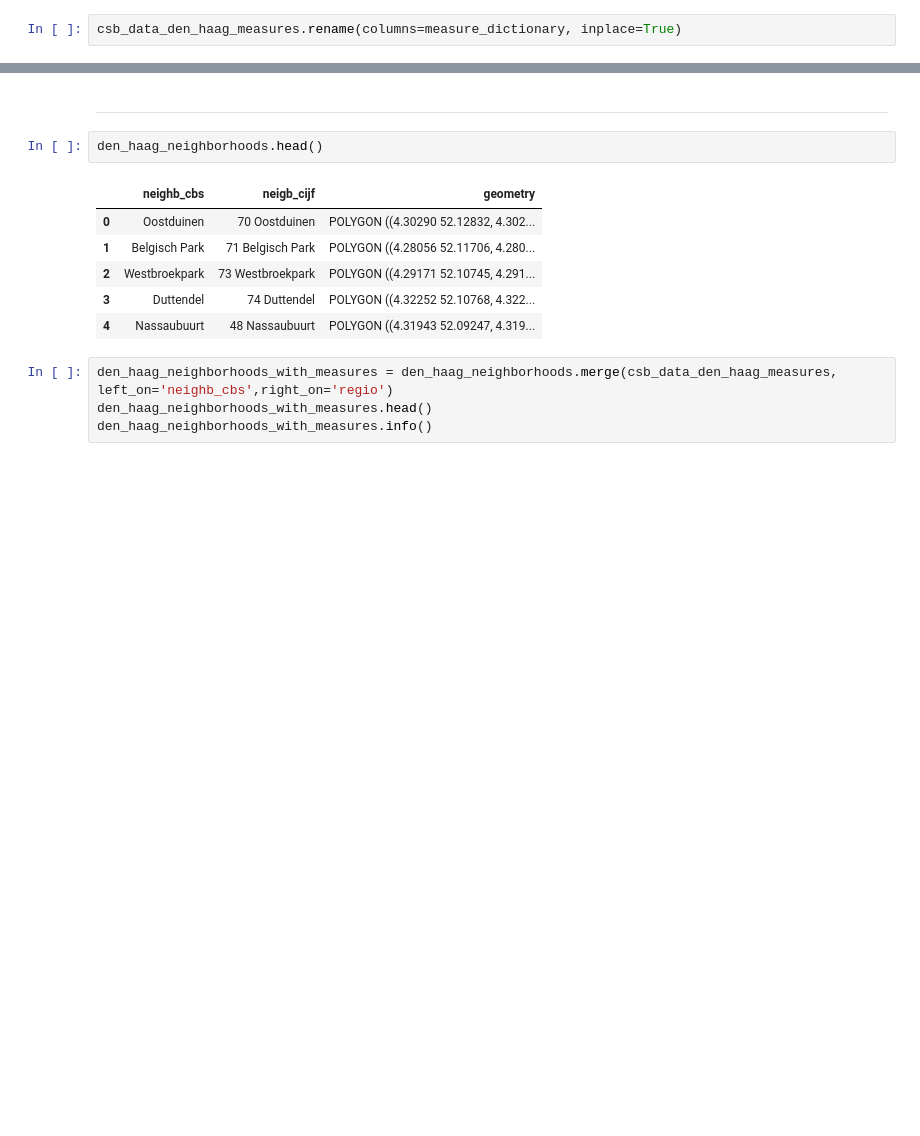
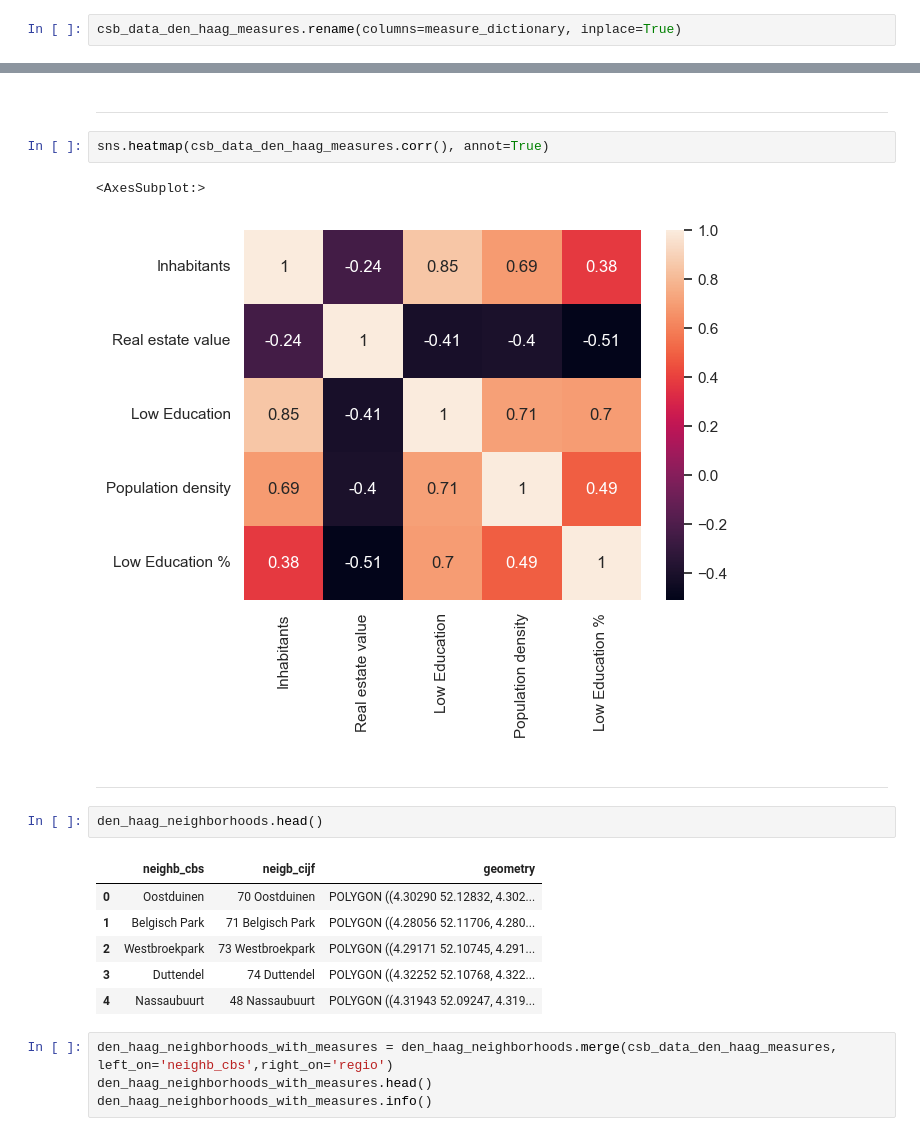
Before and after one commit to alex-dietz/intro-data-science, a Jupyter notebook: assignment-02/assignment-02.ipynb, the cells around one changed output, grey strips where cells are left out. Drawn from its saved outputs; the diff is of its cells as text; blank space fills up the shorter version.

```diff
--- a/assignment-02/assignment-02.ipynb
+++ b/assignment-02/assignment-02.ipynb
@@ -273,3 +352,10 @@ graph_distribution(csb_data_den_haag_measures,'Inhabitants')
+# %% [markdown]
+<hr>
+# %%
+sns.heatmap(csb_data_den_haag_measures.corr(), annot=True)
+# %% [output]
+<AxesSubplot:>
+[figure, added]
 # %% [markdown]
 <hr>
 # %%
```
Also changed, not shown: parts of 61 cells of this notebook.
